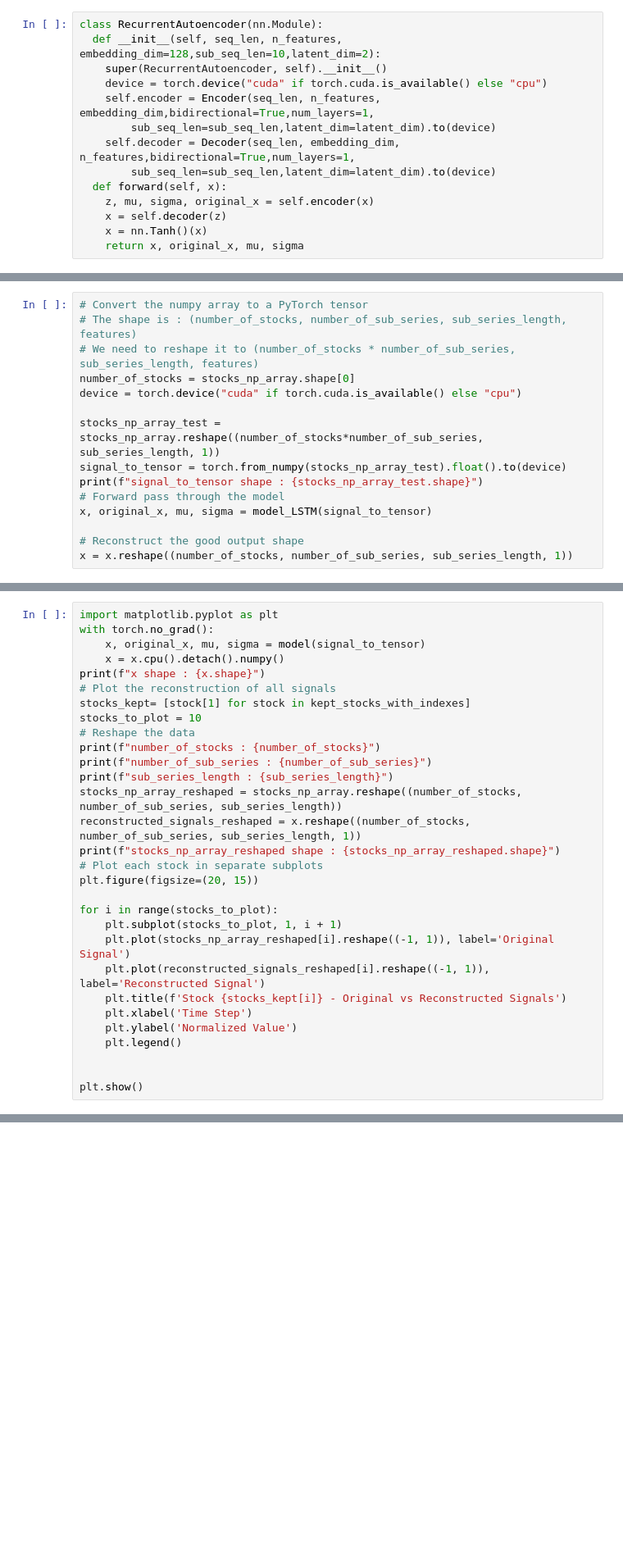
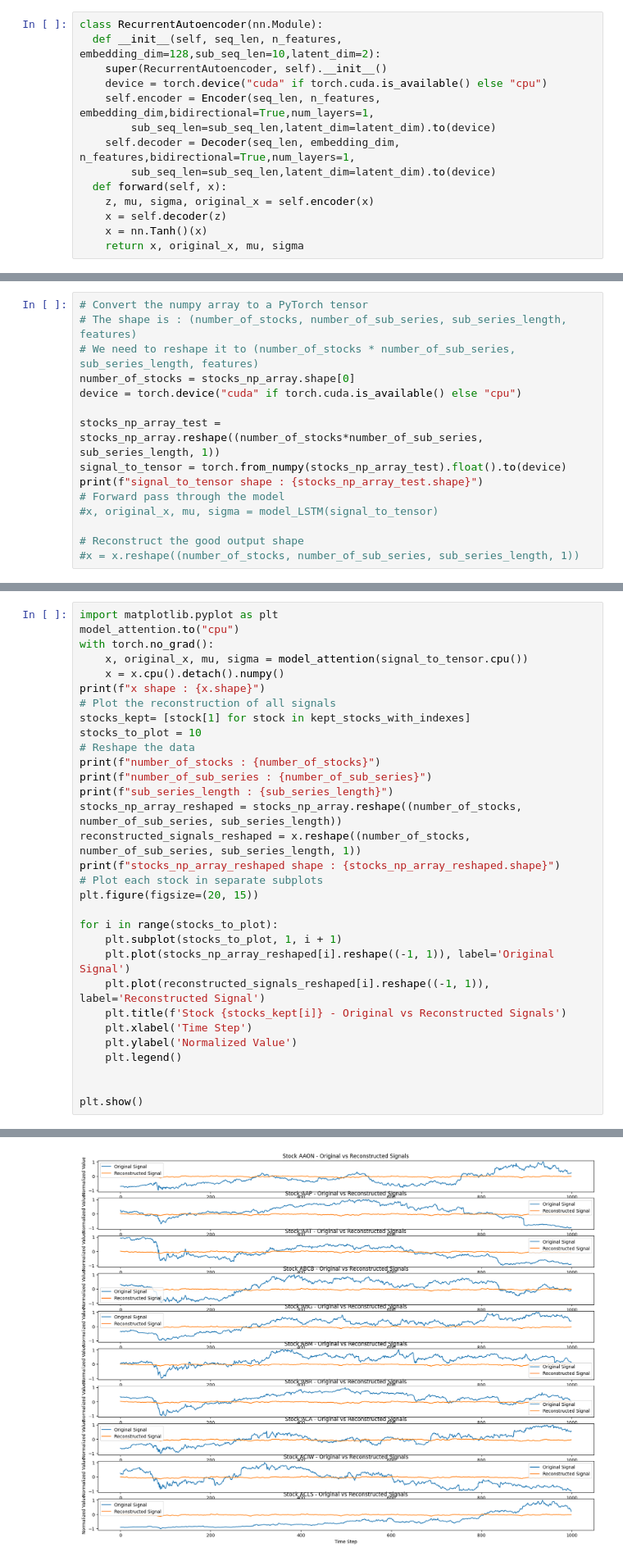
Before and after one commit to MaximeSzymanski/StocksClusteringVAE, a Jupyter notebook: VAE_stocks.ipynb, the cells around one changed output, grey strips where cells are left out. Shown at 82% size. Drawn from its saved outputs; the diff is of its cells as text; blank space fills up the shorter version.

```diff
--- a/VAE_stocks.ipynb
+++ b/VAE_stocks.ipynb
@@ -719,8 +737,8 @@ stocks_np_array_test = stocks_np_array.reshape((number_of_stocks*number_of_sub_s
 signal_to_tensor = torch.from_numpy(stocks_np_array_test).float().to(device)
 print(f"signal_to_tensor shape : {stocks_np_array_test.shape}")
 # Forward pass through the model
-x, original_x, mu, sigma = model_LSTM(signal_to_tensor)
+#x, original_x, mu, sigma = model_LSTM(signal_to_tensor)
 
 # Reconstruct the good output shape
-x = x.reshape((number_of_stocks, number_of_sub_series, sub_series_length, 1))
+#x = x.reshape((number_of_stocks, number_of_sub_series, sub_series_length, 1))
 # %% [output]
@@ -902,7 +940,8 @@ plt.show()
 # %%
 import matplotlib.pyplot as plt
+model_attention.to("cpu")
 with torch.no_grad():
-    x, original_x, mu, sigma = model(signal_to_tensor)
+    x, original_x, mu, sigma = model_attention(signal_to_tensor.cpu())
     x = x.cpu().detach().numpy()
 print(f"x shape : {x.shape}")
 # Plot the reconstruction of all signals
@@ -929,3 +968,4 @@ for i in range(stocks_to_plot):
 
 
 plt.show()
+# %% [output]
@@ -932,3 +977,4 @@ plt.show()
+[figure, added]
 # %%
 # Apply PCA to the latent space
 
```
Also changed, not shown: parts of 16 cells of this notebook.
